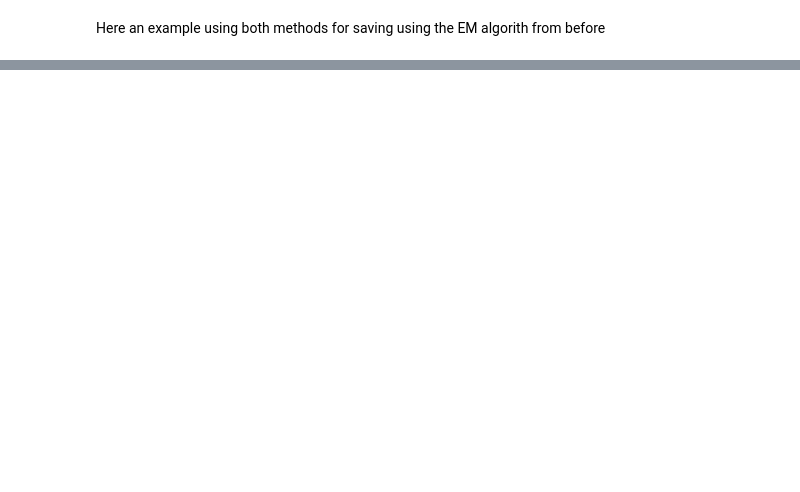
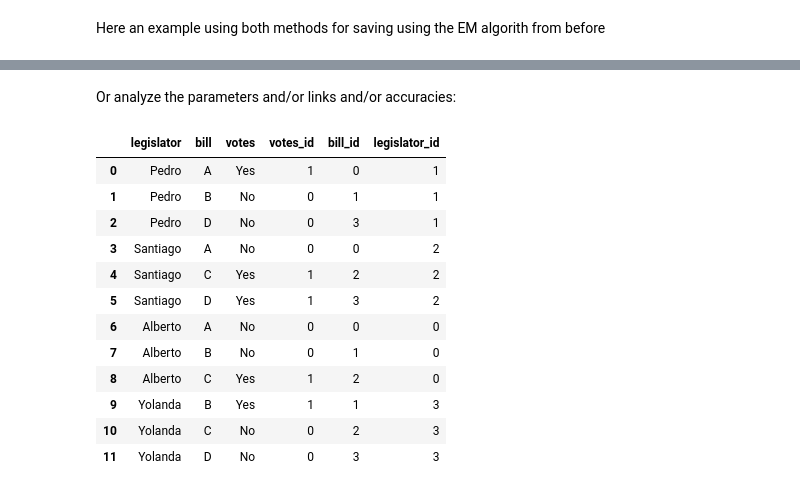
Before and after one commit to oscarcapote/MMSBM_library, a Jupyter notebook: Tutorial.ipynb, the cells around one changed output, grey strips where cells are left out. Saved outputs shown, nothing was run; the diff lists cells and outputs as text; code cells hidden in the pictures; blank space fills up the shorter version.

```diff
--- a/Tutorial.ipynb
+++ b/Tutorial.ipynb
@@ -651,0 +728,18 @@ votes.labels_array
+# %% [markdown]
+Or analyze the parameters and/or links and/or accuracies:
+# %%
+loaded_votes.df
+# %% [output]
+|  | legislator | bill | votes | votes_id | bill_id | legislator_id |
+| 0 | Pedro | A | Yes | 1 | 0 | 1 |
+| 1 | Pedro | B | No | 0 | 1 | 1 |
+| 2 | Pedro | D | No | 0 | 3 | 1 |
+| 3 | Santiago | A | No | 0 | 0 | 2 |
+| 4 | Santiago | C | Yes | 1 | 2 | 2 |
+| 5 | Santiago | D | Yes | 1 | 3 | 2 |
+| 6 | Alberto | A | No | 0 | 0 | 0 |
+| 7 | Alberto | B | No | 0 | 1 | 0 |
+| 8 | Alberto | C | Yes | 1 | 2 | 0 |
+| 9 | Yolanda | B | Yes | 1 | 1 | 3 |
+| 10 | Yolanda | C | No | 0 | 2 | 3 |
+| 11 | Yolanda | D | No | 0 | 3 | 3 |
```
Also changed, not shown: parts of 55 cells of this notebook, 1 other file.
